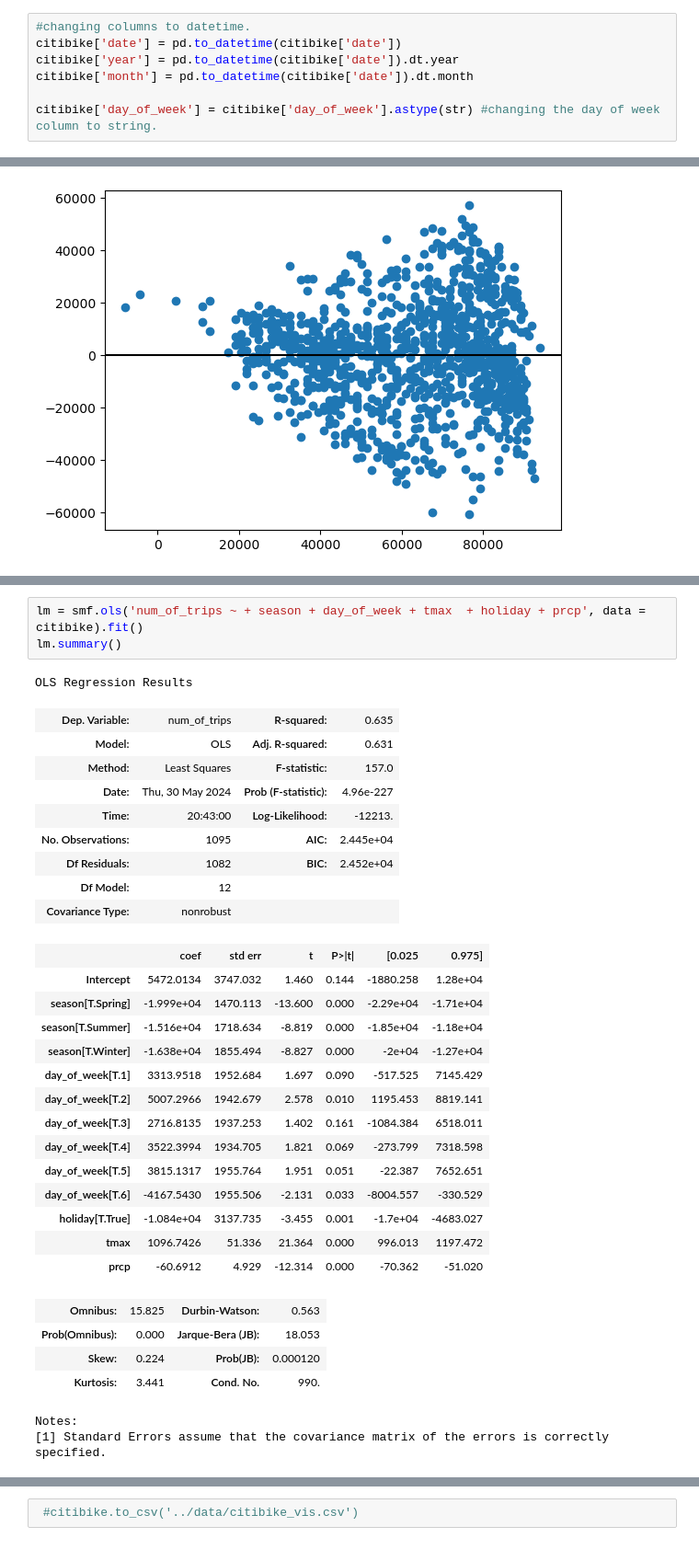
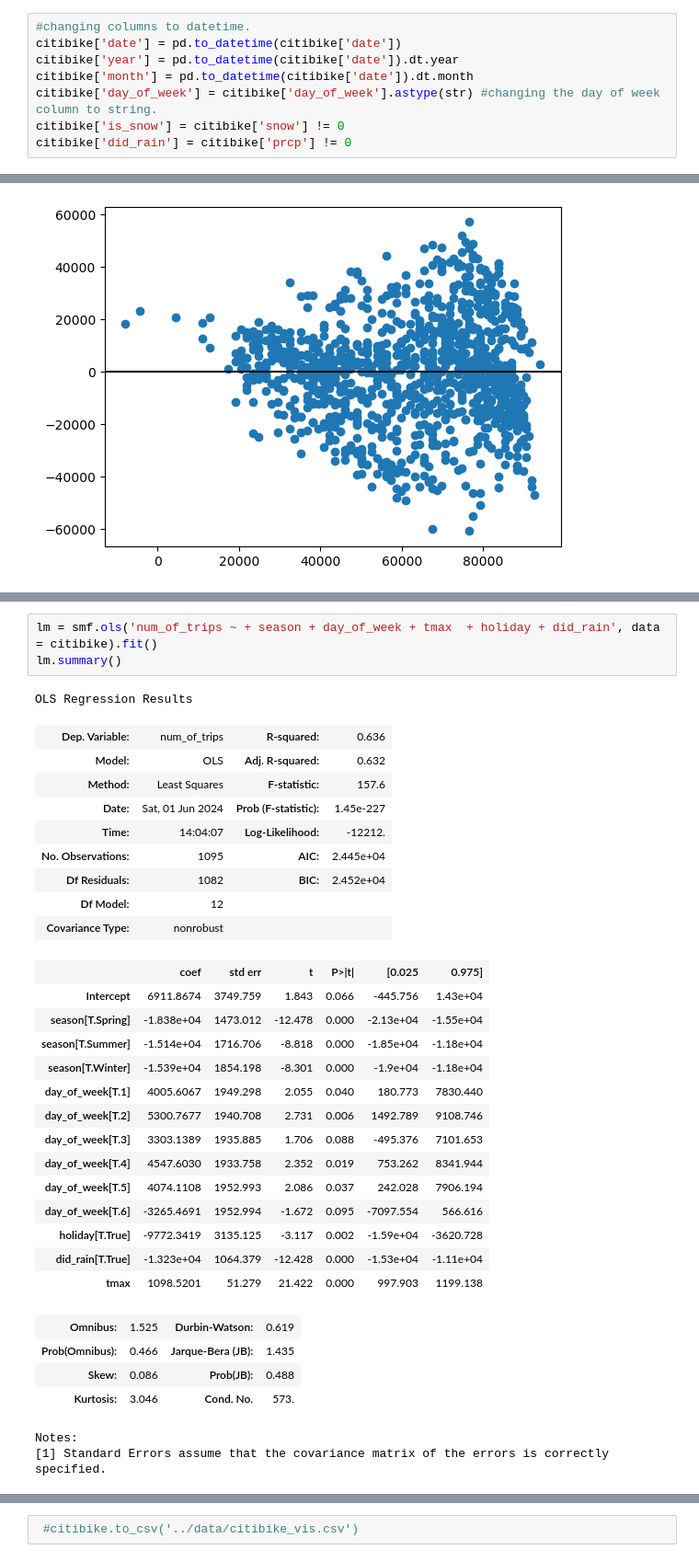
Before and after one commit to KagonDeans/citibikes, a Jupyter notebook: notebook/citibike_3.ipynb, the cells around one changed output, grey strips where cells are left out. Shown at 92% size. Drawn from its saved outputs; the diff is of its cells as text.

```diff
--- a/notebook/citibike_3.ipynb
+++ b/notebook/citibike_3.ipynb
@@ -35,8 +35,9 @@ citibike = citibike.sort_values('date').reset_index(drop = True) #sorting the va
 citibike['date'] = pd.to_datetime(citibike['date'])
 citibike['year'] = pd.to_datetime(citibike['date']).dt.year
 citibike['month'] = pd.to_datetime(citibike['date']).dt.month
-
 citibike['day_of_week'] = citibike['day_of_week'].astype(str) #changing the day of week column to string.
+citibike['is_snow'] = citibike['snow'] != 0
+citibike['did_rain'] = citibike['prcp'] != 0
 # %%
 #creating a column that has the seasons.
 def get_season(date):
@@ -235,36 +273,36 @@ Notes:
 [2] The condition number is large, 7.88e+04. This might indicate that there are
 strong multicollinearity or other numerical problems.
 # %%
-lm = smf.ols('num_of_trips ~ + season + day_of_week + tmax  + holiday + prcp', data = citibike).fit()
+lm = smf.ols('num_of_trips ~ + season + day_of_week + tmax  + holiday + did_rain', data = citibike).fit()
 lm.summary()
 # %% [output]
 OLS Regression Results
-| Dep. Variable: | num_of_trips | R-squared: | 0.635 |
-| Model: | OLS | Adj. R-squared: | 0.631 |
-| Method: | Least Squares | F-statistic: | 157.0 |
-| Date: | Thu, 30 May 2024 | Prob (F-statistic): | 4.96e-227 |
-| Time: | 20:43:00 | Log-Likelihood: | -12213. |
+| Dep. Variable: | num_of_trips | R-squared: | 0.636 |
+| Model: | OLS | Adj. R-squared: | 0.632 |
+| Method: | Least Squares | F-statistic: | 157.6 |
+| Date: | Sat, 01 Jun 2024 | Prob (F-statistic): | 1.45e-227 |
+| Time: | 14:04:07 | Log-Likelihood: | -12212. |
 | No. Observations: | 1095 | AIC: | 2.445e+04 |
 | Df Residuals: | 1082 | BIC: | 2.452e+04 |
 | Df Model: | 12 |  |  |
 | Covariance Type: | nonrobust |  |  |
 |  | coef | std err | t | P>|t| | [0.025 | 0.975] |
-| Intercept | 5472.0134 | 3747.032 | 1.460 | 0.144 | -1880.258 | 1.28e+04 |
-| season[T.Spring] | -1.999e+04 | 1470.113 | -13.600 | 0.000 | -2.29e+04 | -1.71e+04 |
-| season[T.Summer] | -1.516e+04 | 1718.634 | -8.819 | 0.000 | -1.85e+04 | -1.18e+04 |
-| season[T.Winter] | -1.638e+04 | 1855.494 | -8.827 | 0.000 | -2e+04 | -1.27e+04 |
-| day_of_week[T.1] | 3313.9518 | 1952.684 | 1.697 | 0.090 | -517.525 | 7145.429 |
-| day_of_week[T.2] | 5007.2966 | 1942.679 | 2.578 | 0.010 | 1195.453 | 8819.141 |
-| day_of_week[T.3] | 2716.8135 | 1937.253 | 1.402 | 0.161 | -1084.384 | 6518.011 |
-| day_of_week[T.4] | 3522.3994 | 1934.705 | 1.821 | 0.069 | -273.799 | 7318.598 |
-| day_of_week[T.5] | 3815.1317 | 1955.764 | 1.951 | 0.051 | -22.387 | 7652.651 |
-| day_of_week[T.6] | -4167.5430 | 1955.506 | -2.131 | 0.033 | -8004.557 | -330.529 |
-| holiday[T.True] | -1.084e+04 | 3137.735 | -3.455 | 0.001 | -1.7e+04 | -4683.027 |
-| tmax | 1096.7426 | 51.336 | 21.364 | 0.000 | 996.013 | 1197.472 |
-| prcp | -60.6912 | 4.929 | -12.314 | 0.000 | -70.362 | -51.020 |
+| Intercept | 6911.8674 | 3749.759 | 1.843 | 0.066 | -445.756 | 1.43e+04 |
+| season[T.Spring] | -1.838e+04 | 1473.012 | -12.478 | 0.000 | -2.13e+04 | -1.55e+04 |
+| season[T.Summer] | -1.514e+04 | 1716.706 | -8.818 | 0.000 | -1.85e+04 | -1.18e+04 |
+| season[T.Winter] | -1.539e+04 | 1854.198 | -8.301 | 0.000 | -1.9e+04 | -1.18e+04 |
+| day_of_week[T.1] | 4005.6067 | 1949.298 | 2.055 | 0.040 | 180.773 | 7830.440 |
+| day_of_week[T.2] | 5300.7677 | 1940.708 | 2.731 | 0.006 | 1492.789 | 9108.746 |
+| day_of_week[T.3] | 3303.1389 | 1935.885 | 1.706 | 0.088 | -495.376 | 7101.653 |
+| day_of_week[T.4] | 4547.6030 | 1933.758 | 2.352 | 0.019 | 753.262 | 8341.944 |
+| day_of_week[T.5] | 4074.1108 | 1952.993 | 2.086 | 0.037 | 242.028 | 7906.194 |
+| day_of_week[T.6] | -3265.4691 | 1952.994 | -1.672 | 0.095 | -7097.554 | 566.616 |
+| holiday[T.True] | -9772.3419 | 3135.125 | -3.117 | 0.002 | -1.59e+04 | -3620.728 |
+| did_rain[T.True] | -1.323e+04 | 1064.379 | -12.428 | 0.000 | -1.53e+04 | -1.11e+04 |
+| tmax | 1098.5201 | 51.279 | 21.422 | 0.000 | 997.903 | 1199.138 |
-| Omnibus: | 15.825 | Durbin-Watson: | 0.563 |
-| Prob(Omnibus): | 0.000 | Jarque-Bera (JB): | 18.053 |
-| Skew: | 0.224 | Prob(JB): | 0.000120 |
-| Kurtosis: | 3.441 | Cond. No. | 990. |
+| Omnibus: | 1.525 | Durbin-Watson: | 0.619 |
+| Prob(Omnibus): | 0.466 | Jarque-Bera (JB): | 1.435 |
+| Skew: | 0.086 | Prob(JB): | 0.488 |
+| Kurtosis: | 3.046 | Cond. No. | 573. |
 Notes:
 [1] Standard Errors assume that the covariance matrix of the errors is correctly specified.
```
Also changed, not shown: parts of 44 cells of this notebook.
